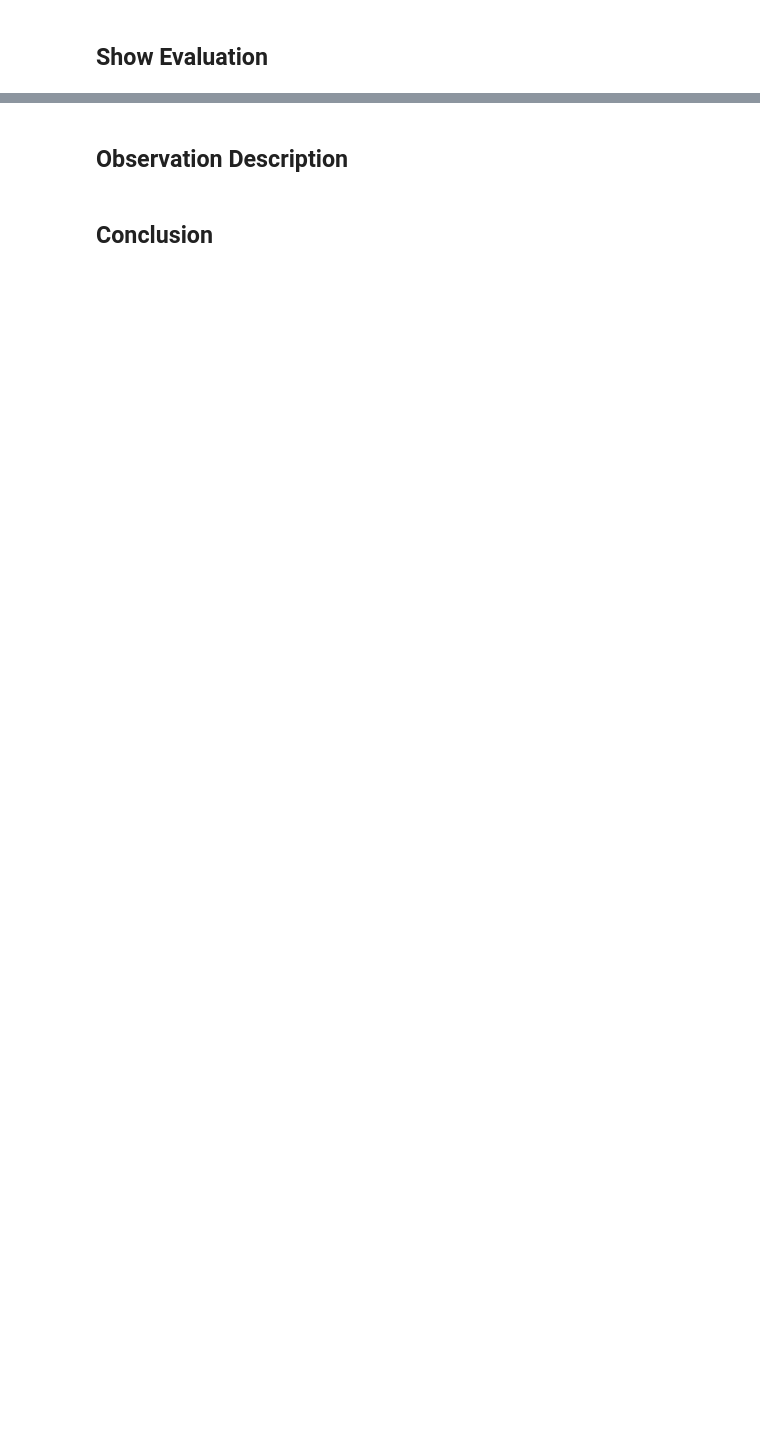
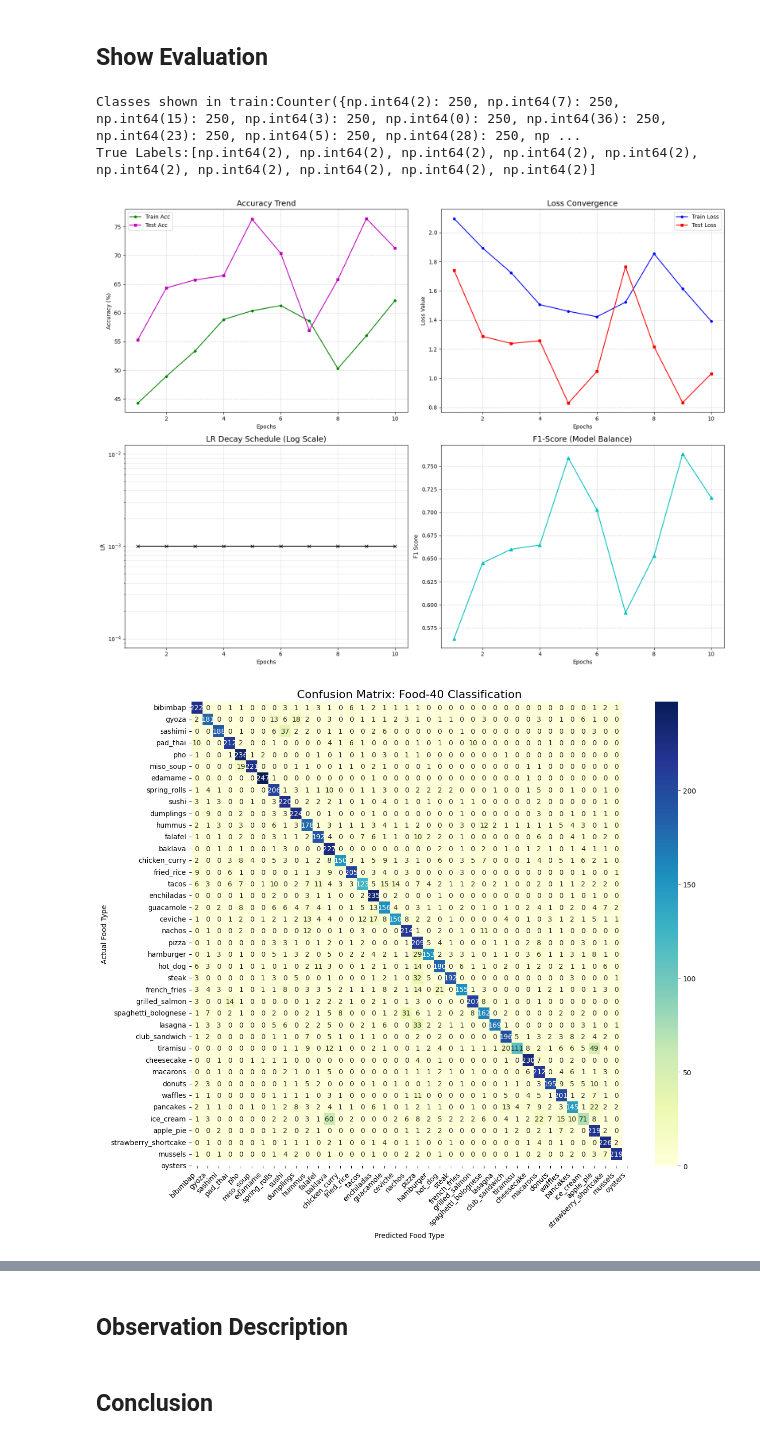
Before and after one commit to virwang/Fanshawe_DL_Pytorch26W, a Jupyter notebook: notebooks/Project_YunJiungWang.ipynb, the cells around one changed output, grey strips where cells are left out. Saved outputs shown, nothing was run; the diff lists cells and outputs as text; code cells hidden in the pictures; blank space fills up the shorter version.

Commit message:
show the train results and evaluation

```diff
--- a/notebooks/Project_YunJiungWang.ipynb
+++ b/notebooks/Project_YunJiungWang.ipynb
@@ -407,9 +420,12 @@ class ModelEvaluator:
         print("\n" + "="*60)
         print("DETAILED CLASSIFICATION PERFORMANCE")
         print("="*60)
+        all_labels = list(range(len(self.class_names)))
 
         report = classification_report(self.y_true, self.y_pred,
-                                        target_names=self.class_names, output_dict=True)
+                                        target_names=self.class_names,
+                                        labels=all_labels,
+                                        output_dict=True)
 
         # The top 5 difficault image to classify
         class_stats = {k: v for k, v in report.items() if k in self.class_names}
@@ -421,7 +437,7 @@ class ModelEvaluator:
             print(f"{name:<20} | {stats['f1-score']:.4f} | {stats['precision']:.4f} | {stats['recall']:.4f}")
 
         final_f1 = f1_score(self.y_true, self.y_pred, average='macro')
-        print(f"\n🚀 Final Macro F1-Score: {final_f1:.4f}")
+        print(f"Final Macro F1-Score: {final_f1:.4f}")
 # %% [markdown]
 ## Start training
 # %%
@@ -438,18 +474,31 @@ my_history,my_y_true, my_y_pred = trainer.run_training(num_epochs=EPOCHS,save_pa
 # %% [markdown]
 ## Show Evaluation
 # %%
+from collections import Counter
+
+test_counts = Counter(my_y_true)
+print(f"Classes shown in train:{test_counts}")
+
+#Print True Lables
+print(f"True Labels:{my_y_true[:10]}")
+
 evaluation = ModelEvaluator(
     history=my_history,
     y_true=my_y_true,
     y_pred=my_y_pred,
     class_names=select_food_list
 )
 
 #Accuracy, Loss, Learning Rate, F1
 evaluation.plot_comprehensive_metrics()
 
 # Confusion Matrix
 evaluation.plot_confusion_matrix()
 
 #Detailed Analysis
 evaluation.print_detailed_analysis()
+# %% [output]
+Classes shown in train:Counter({np.int64(2): 250, np.int64(7): 250, np.int64(15): 250, np.int64(3): 250, np.int64(0): 250, np.int64(36): 250, np.int64(23): 250, np.int64(5): 250, np.int64(28): 250, np ...
+True Labels:[np.int64(2), np.int64(2), np.int64(2), np.int64(2), np.int64(2), np.int64(2), np.int64(2), np.int64(2), np.int64(2), np.int64(2)]
+[figure, added]
+[figure, added]
```
Also changed, not shown: parts of 8 cells of this notebook.
